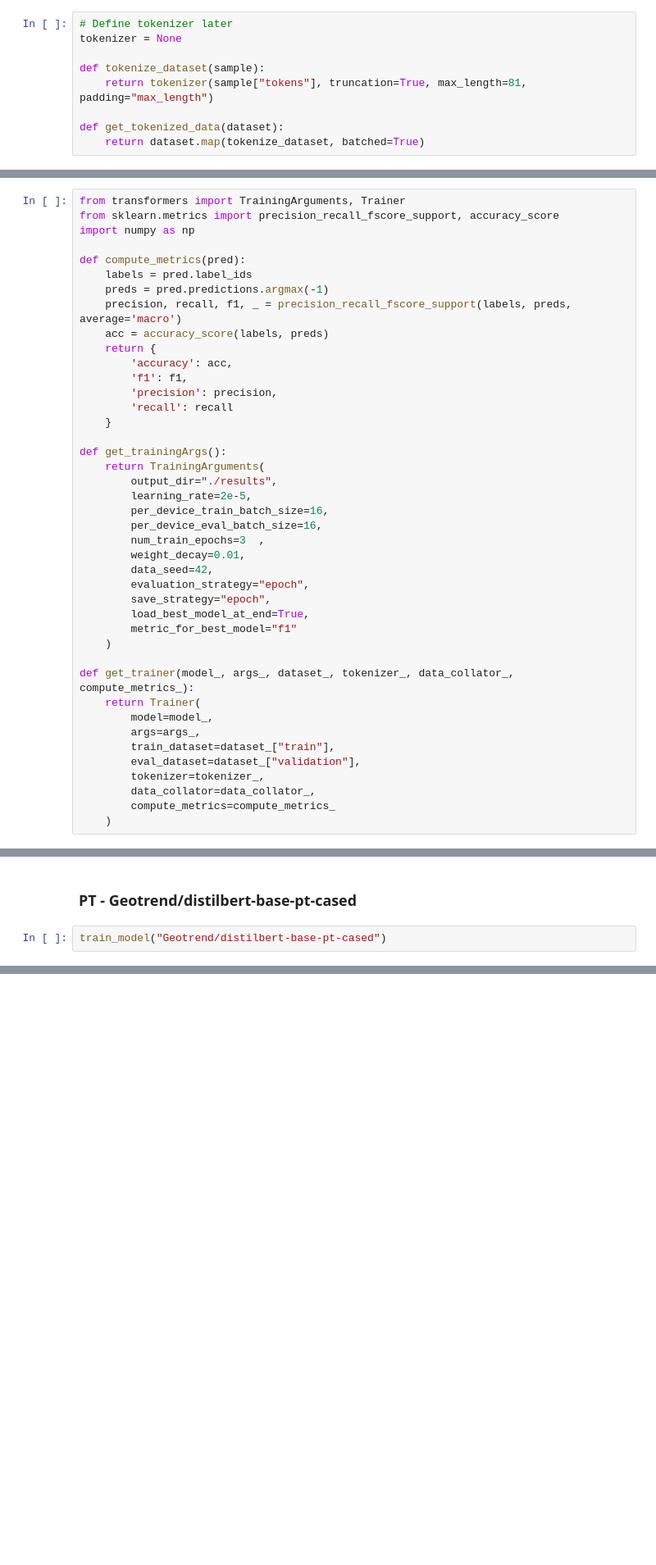
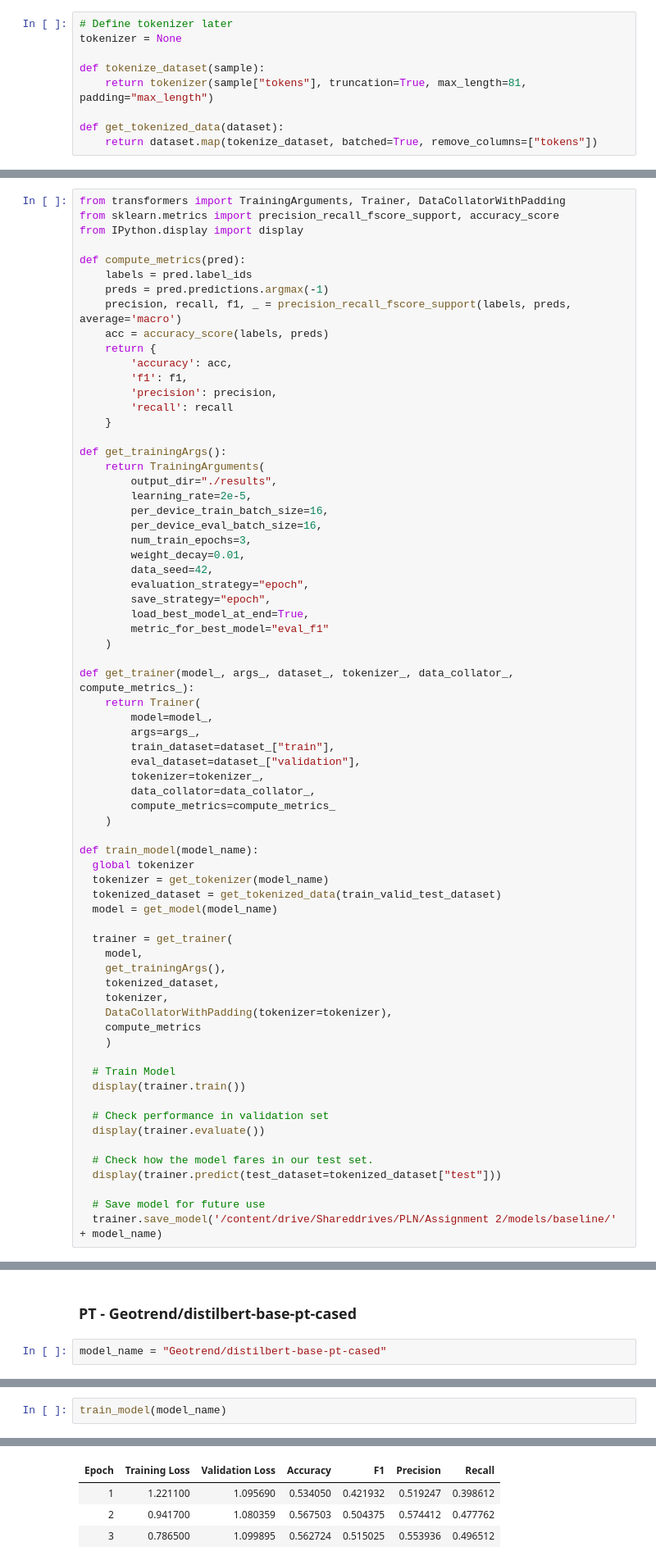
Before and after one commit to g-batalhao-a/PLN, a Jupyter notebook: Project/Assignment2/baseline.ipynb, the cells around one changed output, grey strips where cells are left out. Shown: that part at 82% size. Saved outputs shown, nothing was run; the diff lists cells and outputs as text; blank space fills up the shorter version.

```diff
--- a/Project/Assignment2/baseline.ipynb
+++ b/Project/Assignment2/baseline.ipynb
@@ -133,7 +144,7 @@ def tokenize_dataset(sample):
     return tokenizer(sample["tokens"], truncation=True, max_length=81, padding="max_length")
 
 def get_tokenized_data(dataset):
-    return dataset.map(tokenize_dataset, batched=True)
+    return dataset.map(tokenize_dataset, batched=True, remove_columns=["tokens"])
 # %% [markdown]
 ### Loading the model
 # %% [markdown]
@@ -153,9 +163,9 @@ def get_model(name):
 The next step is to [fine-tune](https://huggingface.co/docs/transformers/training) the model with our train data. To do so, we can make use of a [Trainer](https://huggingface.co/docs/transformers/main_classes/trainer).
 There are several aspects of training that you can specify via [TrainingArguments](https://huggingface.co/docs/transformers/main_classes/trainer#transformers.TrainingArguments).
 # %%
-from transformers import TrainingArguments, Trainer
+from transformers import TrainingArguments, Trainer, DataCollatorWithPadding
 from sklearn.metrics import precision_recall_fscore_support, accuracy_score
-import numpy as np
+from IPython.display import display
 
 def compute_metrics(pred):
     labels = pred.label_ids
@@ -175,13 +185,13 @@ def get_trainingArgs():
         learning_rate=2e-5,
         per_device_train_batch_size=16,
         per_device_eval_batch_size=16,
-        num_train_epochs=3  ,
+        num_train_epochs=3,
         weight_decay=0.01,
         data_seed=42,
         evaluation_strategy="epoch",
         save_strategy="epoch",
         load_best_model_at_end=True,
-        metric_for_best_model="f1"
+        metric_for_best_model="eval_f1"
     )
 
 def get_trainer(model_, args_, dataset_, tokenizer_, data_collator_, compute_metrics_):
@@ -194,3 +204,30 @@ def get_trainer(model_, args_, dataset_, tokenizer_, data_collator_, compute_met
         data_collator=data_collator_,
         compute_metrics=compute_metrics_
     )
+
+def train_model(model_name):
+  global tokenizer
+  tokenizer = get_tokenizer(model_name)
+  tokenized_dataset = get_tokenized_data(train_valid_test_dataset)
+  model = get_model(model_name)
+
+  trainer = get_trainer(
+    model,
+    get_trainingArgs(),
+    tokenized_dataset,
+    tokenizer,
+    DataCollatorWithPadding(tokenizer=tokenizer),
+    compute_metrics
+    )
+
+  # Train Model
+  display(trainer.train())
+
+  # Check performance in validation set
+  display(trainer.evaluate())
+
+  # Check how the model fares in our test set.
+  display(trainer.predict(test_dataset=tokenized_dataset["test"]))
+
+  # Save model for future use
+  trainer.save_model('/content/drive/Shareddrives/PLN/Assignment 2/models/baseline/' + model_name)
@@ -229,4 +364,4 @@ def train_model(model_name):
 # %% [markdown]
 ### PT - Geotrend/distilbert-base-pt-cased
 # %%
-train_model("Geotrend/distilbert-base-pt-cased")
+model_name = "Geotrend/distilbert-base-pt-cased"
@@ -309,0 +368,3 @@ Special tokens file saved in /content/drive/Shareddrives/PLN/Assignment 2/models
+# %%
+train_model(model_name)
+# %% [output]
@@ -309,0 +385,4 @@ Special tokens file saved in /content/drive/Shareddrives/PLN/Assignment 2/models
+| Epoch | Training Loss | Validation Loss | Accuracy | F1 | Precision | Recall |
+| 1 | 1.221100 | 1.095690 | 0.534050 | 0.421932 | 0.519247 | 0.398612 |
+| 2 | 0.941700 | 1.080359 | 0.567503 | 0.504375 | 0.574412 | 0.477762 |
+| 3 | 0.786500 | 1.099895 | 0.562724 | 0.515025 | 0.553936 | 0.496512 |
```
Also changed, not shown: parts of 46 cells of this notebook.
